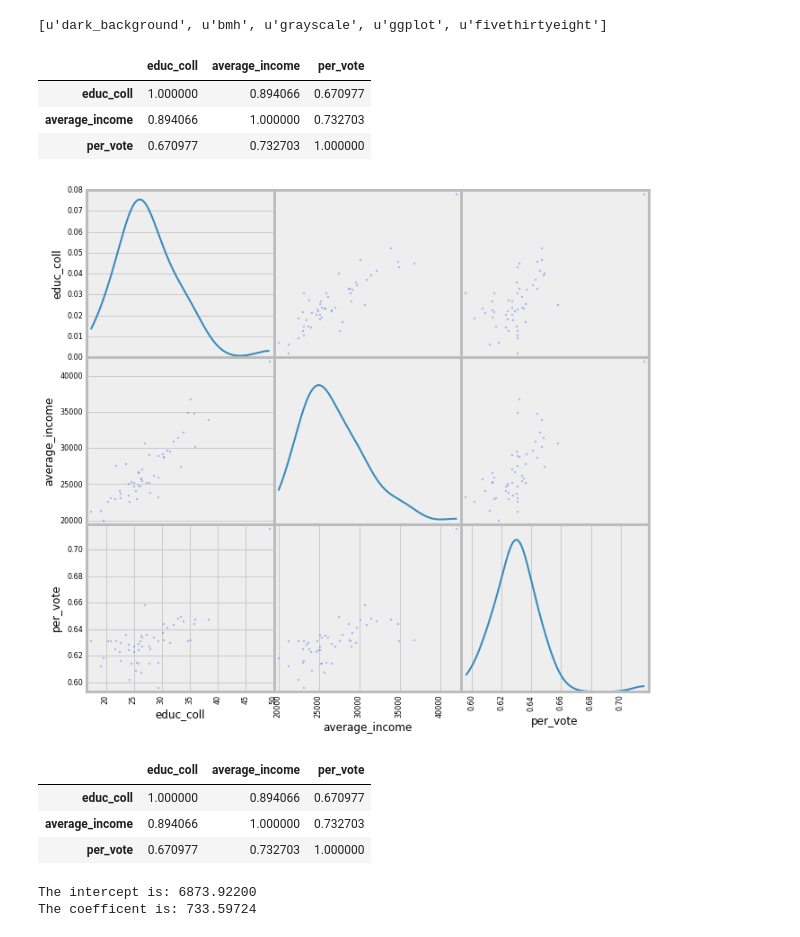
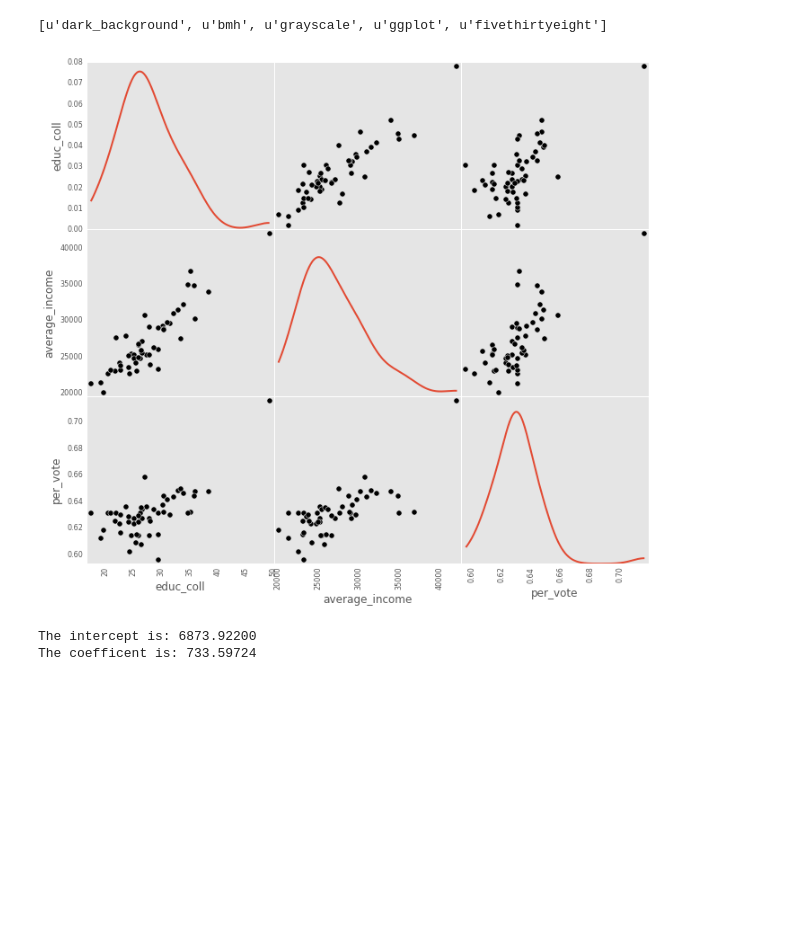
Before and after one commit to jthang/MachineLearningLab, a Jupyter notebook: lab_scikit_learn_PCA.ipynb, the cells around one changed output. Drawn from its saved outputs; the diff is of its cells as text; code cells hidden in the pictures; blank space fills up the shorter version.

```diff
--- a/lab_scikit_learn_PCA.ipynb
+++ b/lab_scikit_learn_PCA.ipynb
@@ -137,22 +137,13 @@ print(plt.style.available)
 [u'dark_background', u'bmh', u'grayscale', u'ggplot', u'fivethirtyeight']
 # %%
 from pandas.tools.plotting import scatter_matrix
-# with plt.style.context('dark_background'):
-scatter_matrix(df[['educ_coll', 'average_income', 'per_vote']], alpha=0.3, figsize=(10, 10), diagonal='kde')
-df.corr()
+with plt.style.context('ggplot'):
+    axeslist = scatter_matrix(df[['educ_coll', 'average_income', 'per_vote']], alpha=1, c='k', s=150, figsize=(10, 10), diagonal='kde')
+    for ax in axeslist.flatten():
+        ax.grid(False)
+    df.corr()
 # %% [output]
-|  | educ_coll | average_income | per_vote |
-| educ_coll | 1.000000 | 0.894066 | 0.670977 |
-| average_income | 0.894066 | 1.000000 | 0.732703 |
-| per_vote | 0.670977 | 0.732703 | 1.000000 |
-[figure, old version]
+[figure, new version]
-# %%
-df.corr()
-# %% [output]
-|  | educ_coll | average_income | per_vote |
-| educ_coll | 1.000000 | 0.894066 | 0.670977 |
-| average_income | 0.894066 | 1.000000 | 0.732703 |
-| per_vote | 0.670977 | 0.732703 | 1.000000 |
 # %%
 from sklearn.cross_validation import train_test_split
 from sklearn.linear_model import LinearRegression
```
